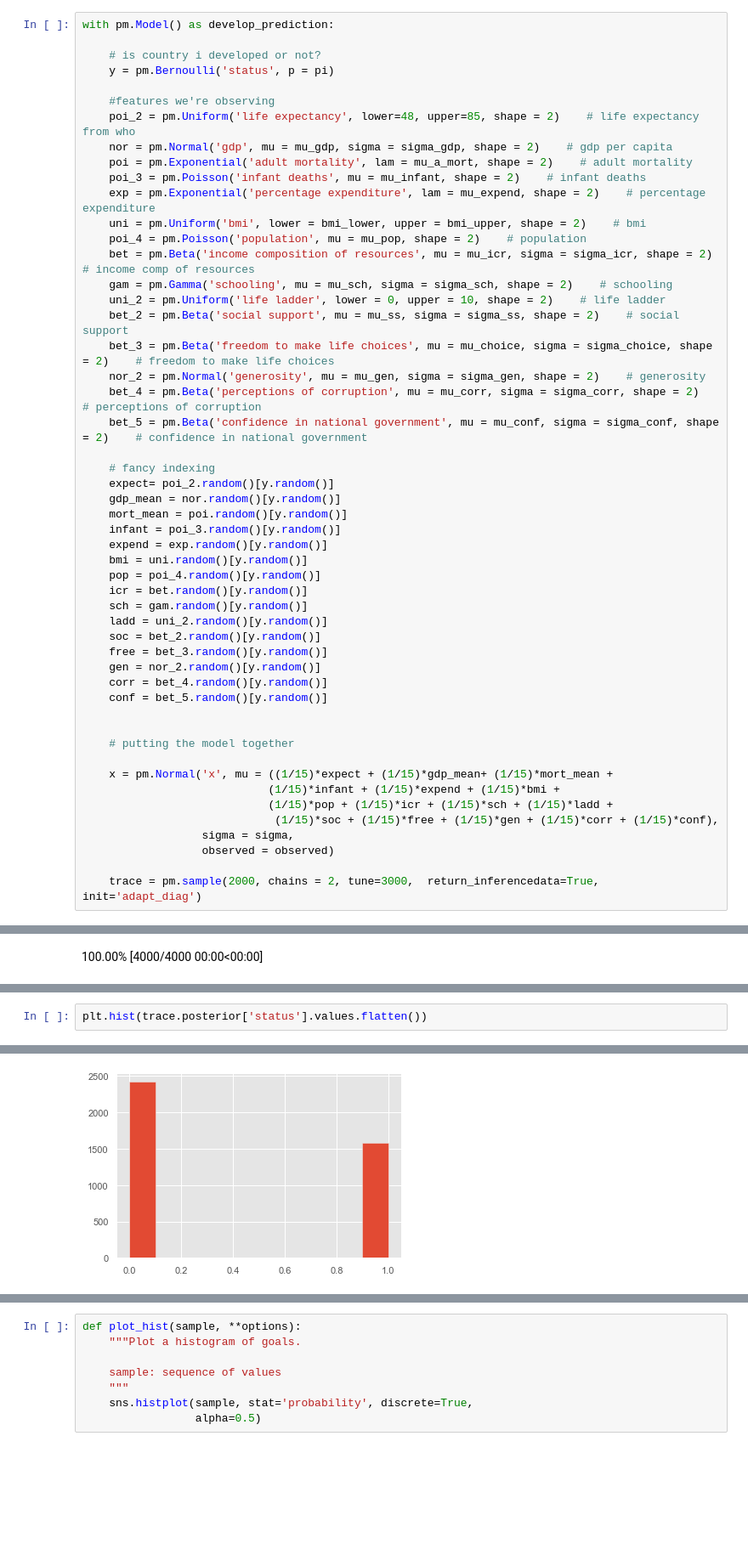
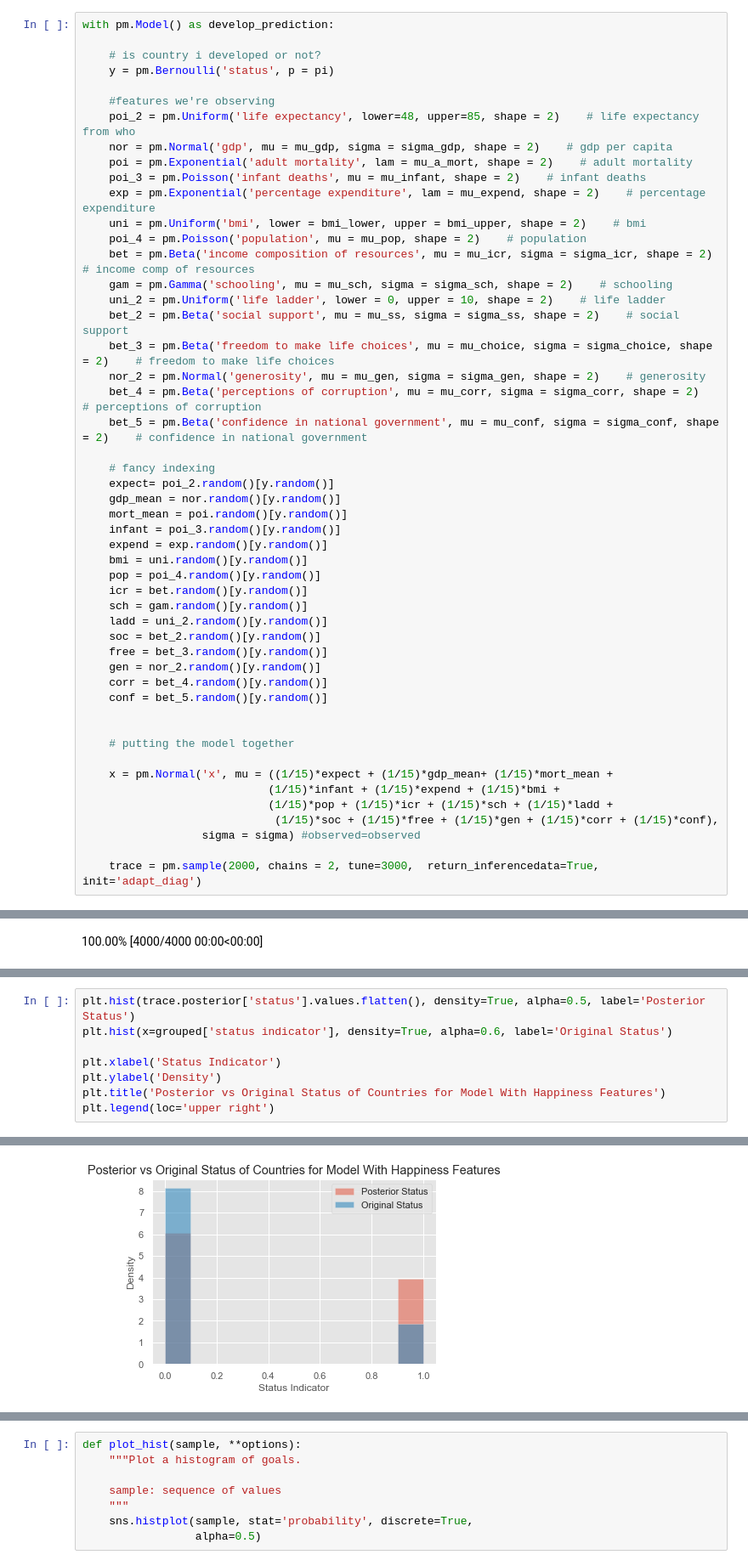
Before and after one commit to CassandraCalciano/data102---final-project, a Jupyter notebook: Final Project.ipynb, the cells around one changed output, grey strips where cells are left out. Shown at 85% size. Drawn from its saved outputs; the diff is of its cells as text; blank space fills up the shorter version.

```diff
--- a/Final Project.ipynb
+++ b/Final Project.ipynb
@@ -489,8 +487,7 @@ with pm.Model() as develop_prediction:
                             (1/15)*infant + (1/15)*expend + (1/15)*bmi +
                             (1/15)*pop + (1/15)*icr + (1/15)*sch + (1/15)*ladd +
                              (1/15)*soc + (1/15)*free + (1/15)*gen + (1/15)*corr + (1/15)*conf),
-                  sigma = sigma,
-                  observed = observed)
+                  sigma = sigma) #observed=observed
 
     trace = pm.sample(2000, chains = 2, tune=3000,  return_inferencedata=True, init='adapt_diag')
 # %% [output]
@@ -564,4 +558,10 @@ Dimensions:                                  (chain: 2, draw: 2000,
     tuning_steps:               3000
 # %%
-plt.hist(trace.posterior['status'].values.flatten())
+plt.hist(trace.posterior['status'].values.flatten(), density=True, alpha=0.5, label='Posterior Status')
+plt.hist(x=grouped['status indicator'], density=True, alpha=0.6, label='Original Status')
+
+plt.xlabel('Status Indicator')
+plt.ylabel('Density')
+plt.title('Posterior vs Original Status of Countries for Model With Happiness Features')
+plt.legend(loc='upper right')
 # %% [output]
@@ -572 +569 @@ plt.hist(trace.posterior['status'].values.flatten())
-[figure, old version]
+[figure, new version]
```
Also changed, not shown: parts of 20 cells of this notebook.
